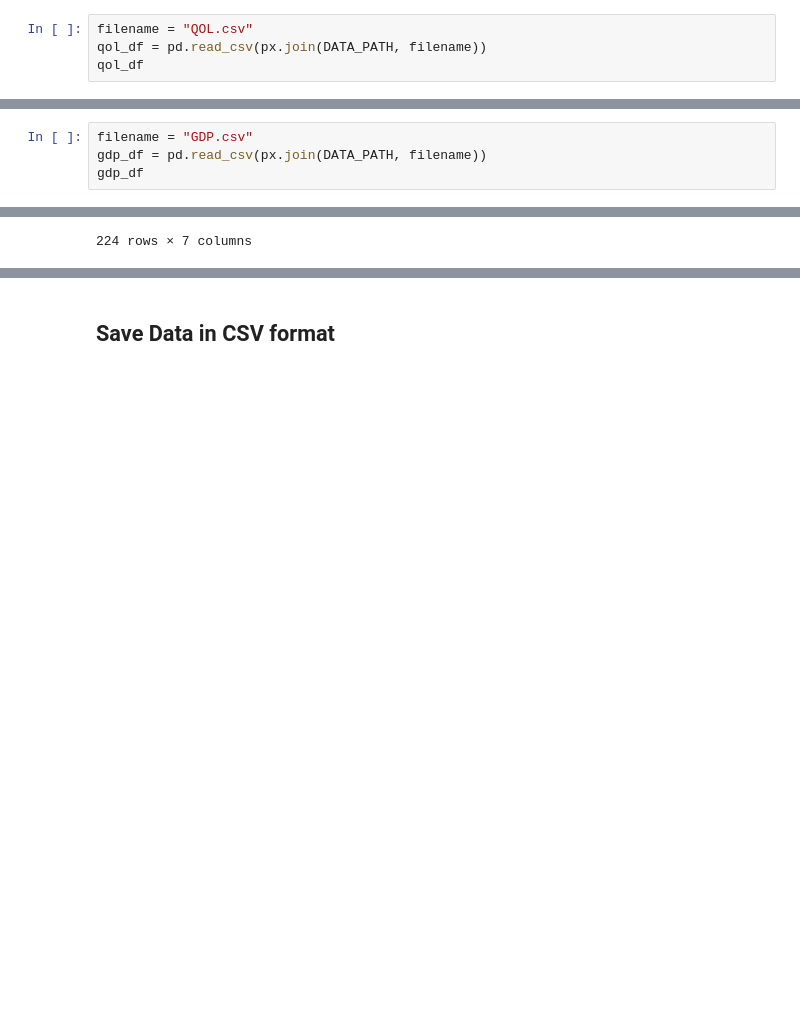
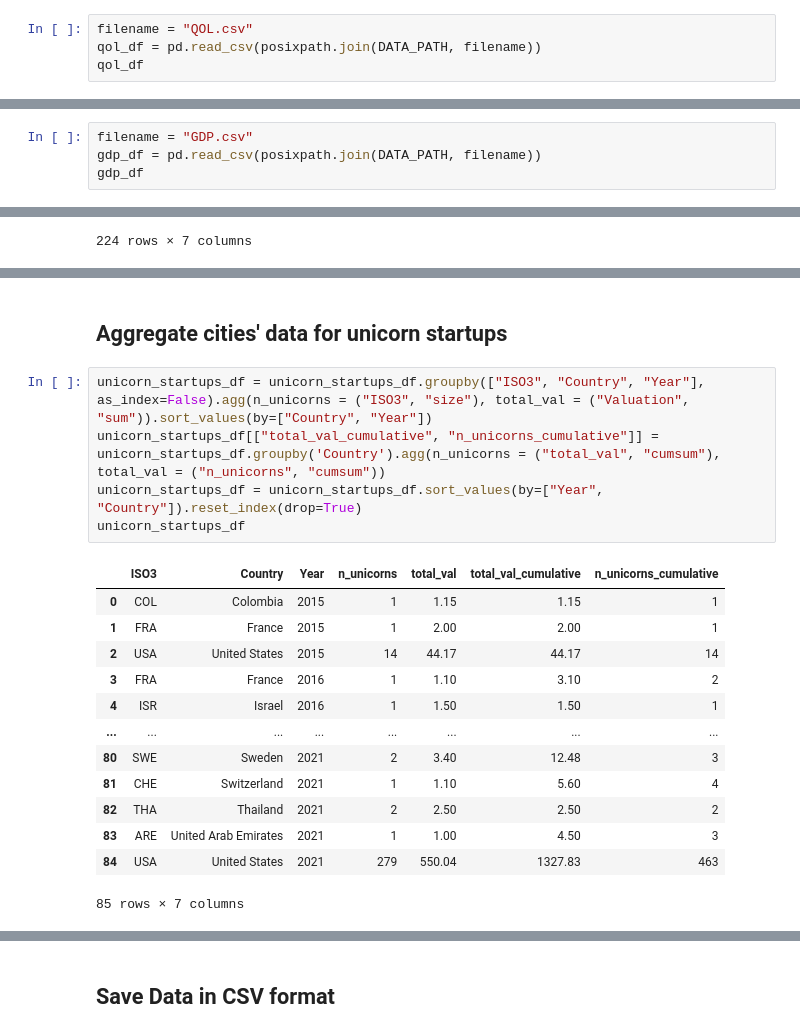
Before and after one commit to dalnakeb/Information_Visualisation_Project, a Jupyter notebook: notebooks/preprocessing.ipynb, the cells around one changed output, grey strips where cells are left out. Cells and saved outputs as stored; diff of their text form; blank space fills up the shorter version.

```diff
--- a/notebooks/preprocessing.ipynb
+++ b/notebooks/preprocessing.ipynb
@@ -100,7 +105,7 @@ print(unicorn_startups_countries)
 ### Quality Of Life
 # %%
 filename = "QOL.csv"
-qol_df = pd.read_csv(px.join(DATA_PATH, filename))
+qol_df = pd.read_csv(posixpath.join(DATA_PATH, filename))
 qol_df
 # %% [output]
 |  | Rank | Country | Quality of Life Index | Purchasing Power Index | Safety Index | Health Care Index | ... |
@@ -168,7 +173,7 @@ print(qol_countries)
 ### GDP
 # %%
 filename = "GDP.csv"
-gdp_df = pd.read_csv(px.join(DATA_PATH, filename))
+gdp_df = pd.read_csv(posixpath.join(DATA_PATH, filename))
 gdp_df
 # %% [output]
 |  | Country/Area | Year | Unit | GDP, Per Capita GDP - US Dollars |
@@ -330,0 +358,21 @@ qol_df
+# %% [markdown]
+## Aggregate cities' data for unicorn startups
+# %%
+unicorn_startups_df = unicorn_startups_df.groupby(["ISO3", "Country", "Year"], as_index=False).agg(n_unicorns = ("ISO3", "size"), total_val = ("Valuation", "sum")).sort_values(by=["Country", "Year"])
+unicorn_startups_df[["total_val_cumulative", "n_unicorns_cumulative"]] = unicorn_startups_df.groupby('Country').agg(n_unicorns = ("total_val", "cumsum"), total_val = ("n_unicorns", "cumsum"))
+unicorn_startups_df = unicorn_startups_df.sort_values(by=["Year", "Country"]).reset_index(drop=True)
+unicorn_startups_df
+# %% [output]
+|  | ISO3 | Country | Year | n_unicorns | total_val | total_val_cumulative | n_unicorns_cumulative |
+| 0 | COL | Colombia | 2015 | 1 | 1.15 | 1.15 | 1 |
+| 1 | FRA | France | 2015 | 1 | 2.00 | 2.00 | 1 |
+| 2 | USA | United States | 2015 | 14 | 44.17 | 44.17 | 14 |
+| 3 | FRA | France | 2016 | 1 | 1.10 | 3.10 | 2 |
+| 4 | ISR | Israel | 2016 | 1 | 1.50 | 1.50 | 1 |
+| ... | ... | ... | ... | ... | ... | ... | ... |
+| 80 | SWE | Sweden | 2021 | 2 | 3.40 | 12.48 | 3 |
+| 81 | CHE | Switzerland | 2021 | 1 | 1.10 | 5.60 | 4 |
+| 82 | THA | Thailand | 2021 | 2 | 2.50 | 2.50 | 2 |
+| 83 | ARE | United Arab Emirates | 2021 | 1 | 1.00 | 4.50 | 3 |
+| 84 | USA | United States | 2021 | 279 | 550.04 | 1327.83 | 463 |
+85 rows × 7 columns
```
Also changed, not shown: parts of 17 cells of this notebook, 2 other files.
